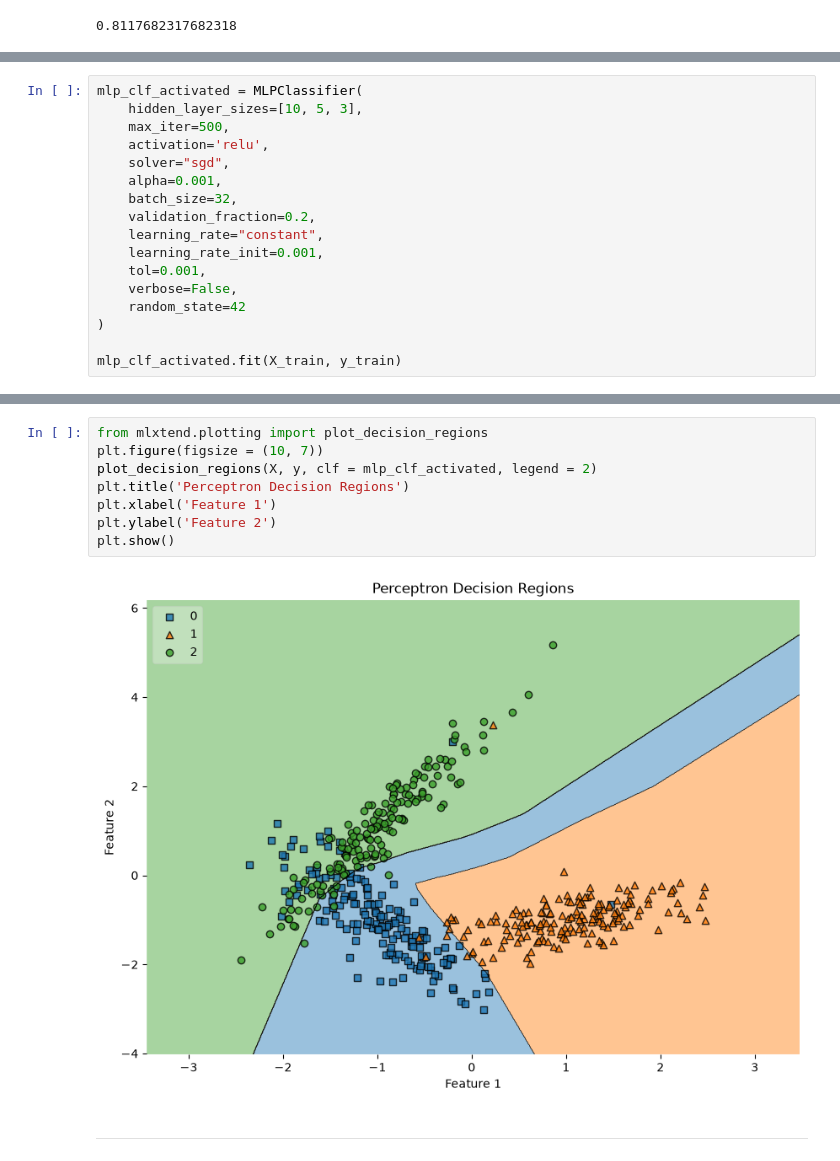
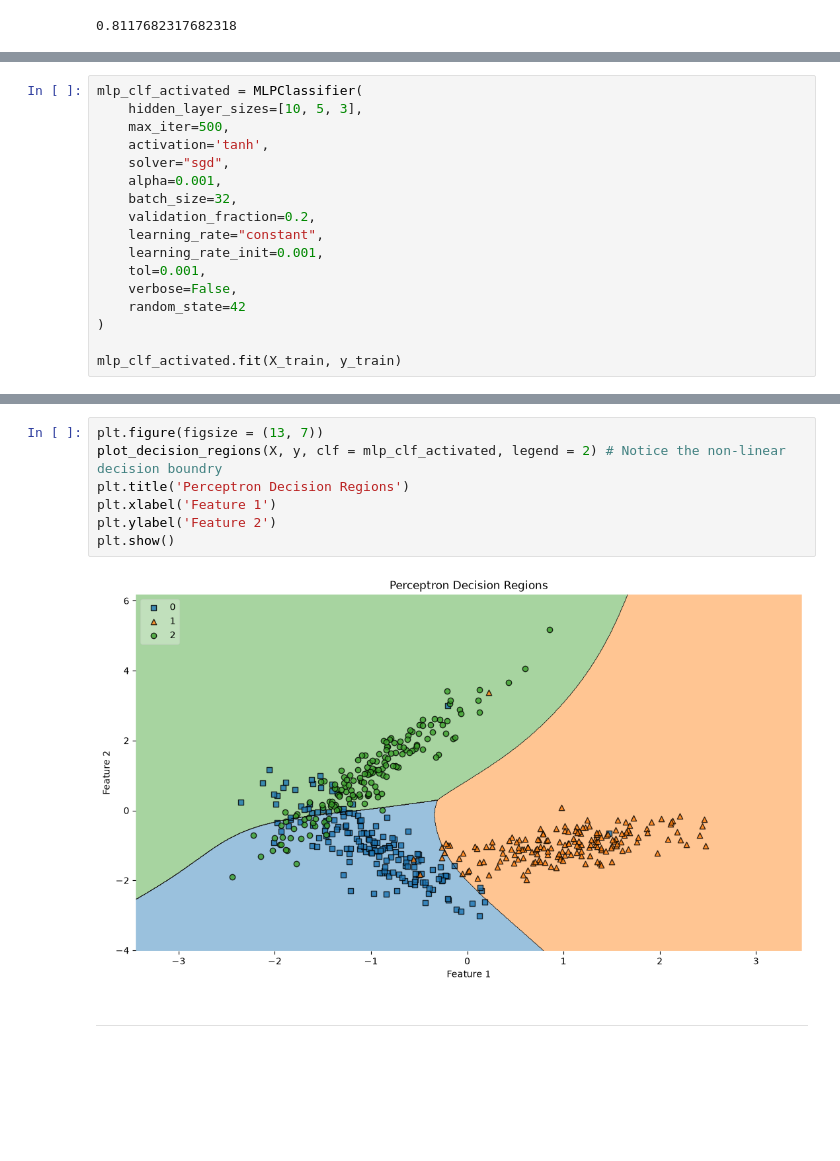
Before and after one commit to im-shriram/Deep-Learning-using-PyTorch, a Jupyter notebook: ANN & Backpropagation/Multi-Layer Perceptron & Backpropagation.ipynb, the cells around one changed output, grey strips where cells are left out. Saved outputs shown, nothing was run; the diff lists cells and outputs as text; blank space fills up the shorter version.

```diff
--- a/ANN & Backpropagation/Multi-Layer Perceptron & Backpropagation.ipynb
+++ b/ANN & Backpropagation/Multi-Layer Perceptron & Backpropagation.ipynb
@@ -81,7 +81,7 @@ plt.show()
 mlp_clf_activated = MLPClassifier(
     hidden_layer_sizes=[10, 5, 3],
     max_iter=500,
-    activation='relu',
+    activation='tanh',
     solver="sgd",
     alpha=0.001,
     batch_size=32,
@@ -101,13 +101,12 @@ MLPClassifier(alpha=0.001, batch_size=32, hidden_layer_sizes=[10, 5, 3],
 # %%
-from mlxtend.plotting import plot_decision_regions
-plt.figure(figsize = (10, 7))
-plot_decision_regions(X, y, clf = mlp_clf_activated, legend = 2)
+plt.figure(figsize = (13, 7))
+plot_decision_regions(X, y, clf = mlp_clf_activated, legend = 2) # Notice the non-linear decision boundry
 plt.title('Perceptron Decision Regions')
 plt.xlabel('Feature 1')
 plt.ylabel('Feature 2')
 plt.show()
 # %% [output]
-[figure, old version]
+[figure, new version]
 # %% [markdown]
 ---
 # %%
```
Also changed, not shown: parts of 9 cells of this notebook, 1 other file.
